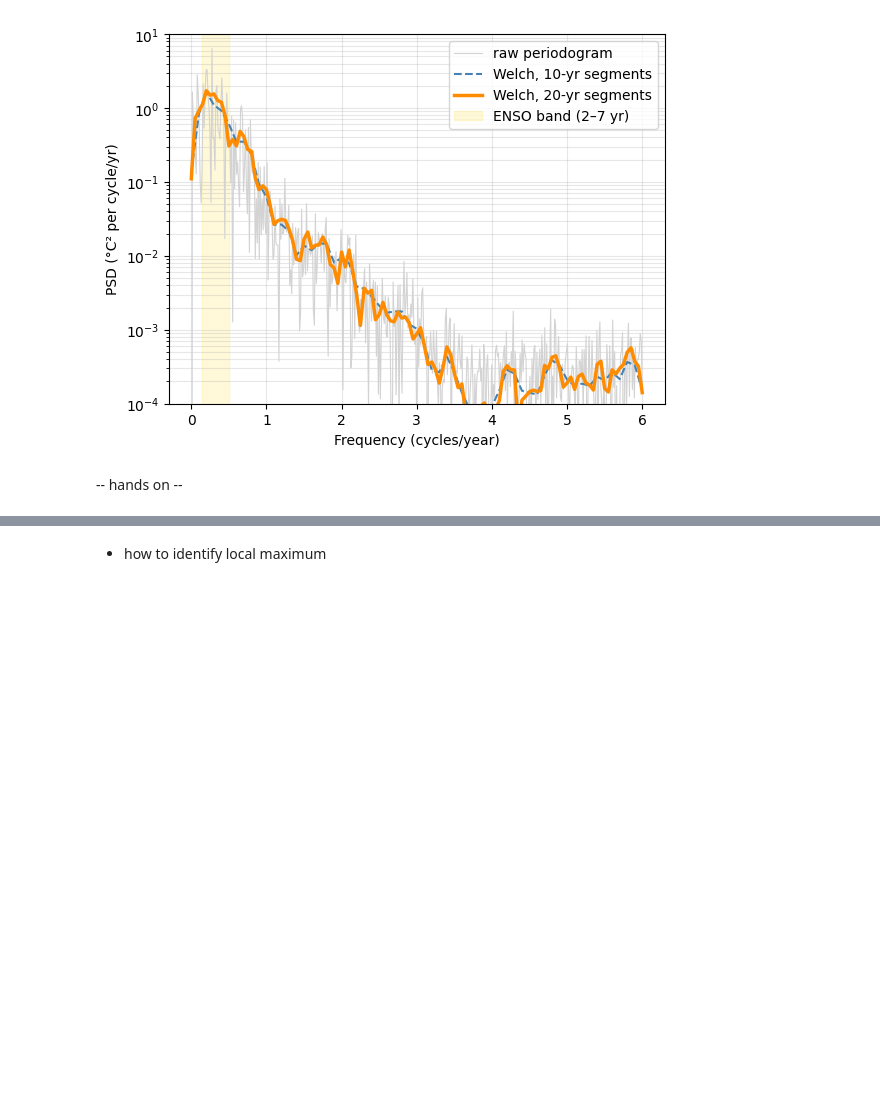
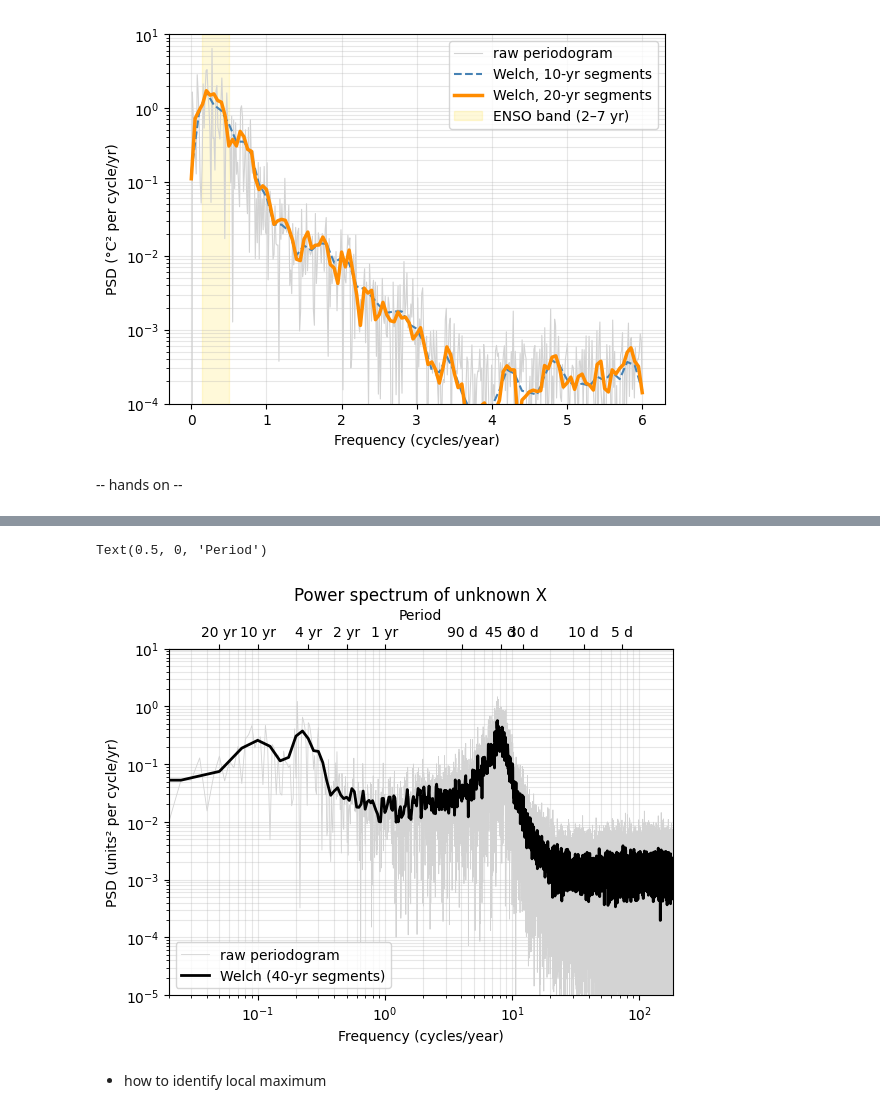
Before and after one commit to cl3225/CLMTG-5060, a Jupyter notebook: Lecture08_example.ipynb, the cells around one changed output, grey strips where cells are left out. Cells and saved outputs as stored; diff of their text form; code cells hidden in the pictures; blank space fills up the shorter version.

```diff
--- a/Lecture08_example.ipynb
+++ b/Lecture08_example.ipynb
@@ -49,3 +65,29 @@ fs = 365.0
+# %%
+import matplotlib.pyplot as plt
+from matplotlib.ticker import NullLocator
+
+fig, ax = plt.subplots(figsize= (6.5, 4.5))
+ax.loglog(f_raw, P_raw, color="lightgrey", lw=0.6, label="raw periodogram")
+ax.loglog(f_w, P_w, color="k", lw=2, label="Welch (40-yr segments)")
+ax.set_xlim(0.02, 182.5)
+ax.set_ylim(1e-5, 1e1)
+ax.set_xlabel("Frequency (cycles/year)")
+ax.set_ylabel("PSD (units² per cycle/yr)")
+ax.set_title("Power spectrum of unknown X")
+ax.legend(loc="lower left")
+ax.grid(True, which="both", alpha=0.3)
+# ---- top axis: period labels -------------------------------------------
+periods = {"20 yr": 20, "10 yr": 10, "4 yr": 4, "2 yr": 2, "1 yr": 1,
+           "90 d": 90 / 365, "45 d": 45 / 365, "30 d": 30 / 365,
+           "10 d": 10 / 365, "5 d": 5 / 365}             # periods in years
+
+top = ax.secondary_xaxis("top")                         # same frequency scale as the bottom
+top.set_xticks([1 / p for p in periods.values()], labels=list(periods.keys()))
+top.xaxis.set_minor_locator(NullLocator())              # no extra minor ticks on top
+top.set_xlabel("Period")
+# %% [output]
+Text(0.5, 0, 'Period')
+[figure, added]
 # %% [markdown]
 - how to identify local maximum
 # %% [markdown]
```
Also changed, not shown: parts of 3 cells of this notebook.
